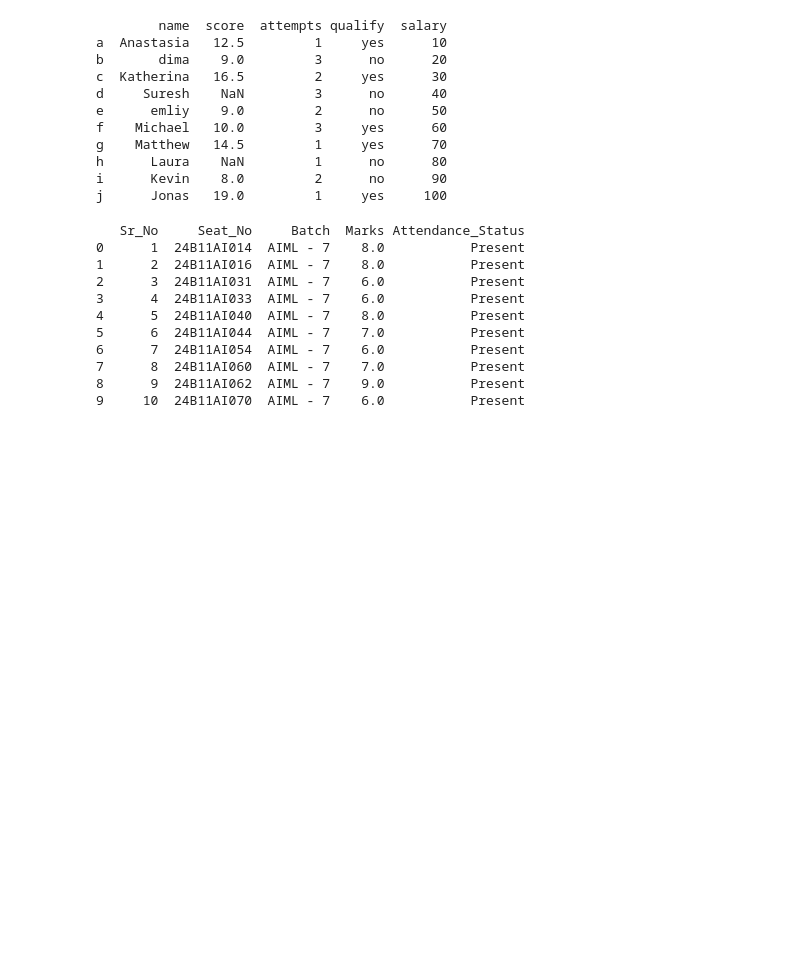
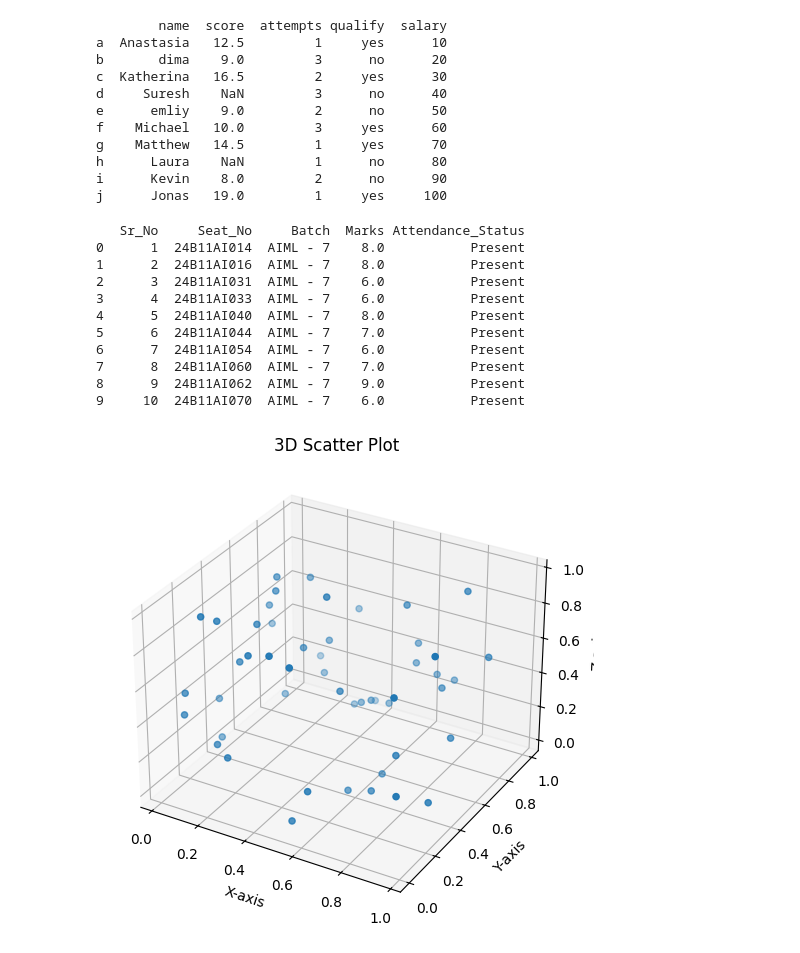
Before and after one commit to dark7462/py-temp, a Jupyter notebook: clg/pandas.ipynb, the cells around one changed output. Drawn from its saved outputs; the diff is of its cells as text; code cells hidden in the pictures; blank space fills up the shorter version.

```diff
--- a/clg/pandas.ipynb
+++ b/clg/pandas.ipynb
@@ -70,3 +70,31 @@ print(ai)
 7      8  24B11AI060  AIML - 7    7.0           Present
 8      9  24B11AI062  AIML - 7    9.0           Present
 9     10  24B11AI070  AIML - 7    6.0           Present
+# %%
+import matplotlib.pyplot as plt
+import numpy as np
+from mpl_toolkits.mplot3d import Axes3D
+
+# Sample 3D data
+np.random.seed(42)
+x = np.random.rand(50)
+y = np.random.rand(50)
+z = np.random.rand(50)
+
+# Create a 3D figure
+fig = plt.figure(figsize=(8, 6))
+ax = fig.add_subplot(111, projection='3d')
+
+# Plot the 3D data
+ax.scatter(x, y, z)
+
+# Set labels for the axes
+# The following lines label the axes and set the plot title for clarity.
+ax.set_xlabel('X-axis')
+ax.set_ylabel('Y-axis')
+ax.set_zlabel('Z-axis')
+ax.set_title('3D Scatter Plot')
+
+plt.show()
+# %% [output]
+[figure, added]
```
